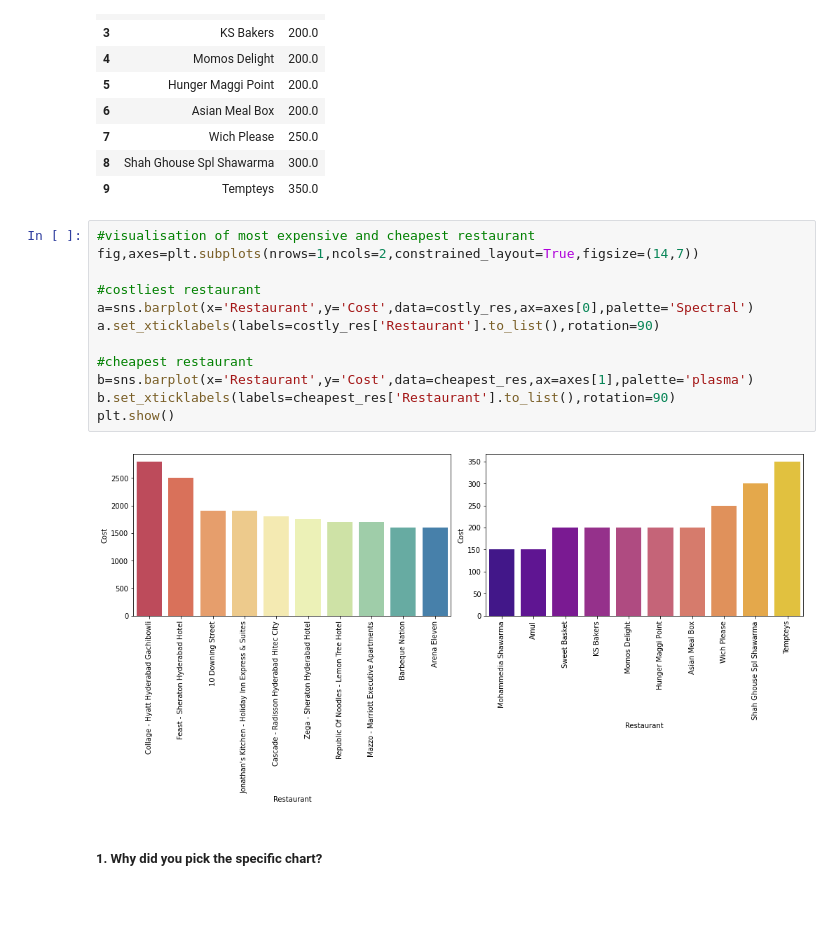
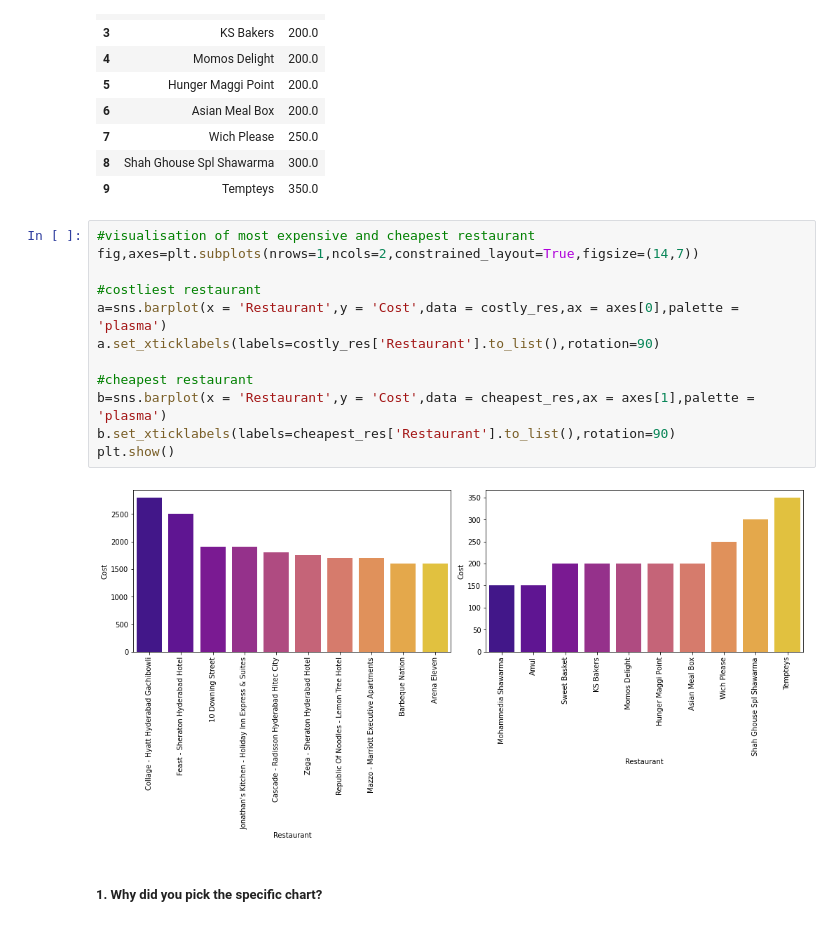
Before and after one commit to sonika-07/Zomato-Restaurant-Clustering-And-Sentiment-Analysis, a Jupyter notebook: Zomato_Restaurant_Clustering_And_Sentiment_Analysis.ipynb, the cells around one changed output. Drawn from its saved outputs; the diff is of its cells as text.

```diff
--- a/Zomato_Restaurant_Clustering_And_Sentiment_Analysis.ipynb
+++ b/Zomato_Restaurant_Clustering_And_Sentiment_Analysis.ipynb
@@ -559,17 +560,17 @@ cheapest_res
 # %%
 #visualisation of most expensive and cheapest restaurant
 fig,axes=plt.subplots(nrows=1,ncols=2,constrained_layout=True,figsize=(14,7))
 
 #costliest restaurant
-a=sns.barplot(x='Restaurant',y='Cost',data=costly_res,ax=axes[0],palette='Spectral')
+a=sns.barplot(x = 'Restaurant',y = 'Cost',data = costly_res,ax = axes[0],palette = 'plasma')
 a.set_xticklabels(labels=costly_res['Restaurant'].to_list(),rotation=90)
 
 #cheapest restaurant
-b=sns.barplot(x='Restaurant',y='Cost',data=cheapest_res,ax=axes[1],palette='plasma')
+b=sns.barplot(x = 'Restaurant',y = 'Cost',data = cheapest_res,ax = axes[1],palette = 'plasma')
 b.set_xticklabels(labels=cheapest_res['Restaurant'].to_list(),rotation=90)
 plt.show()
 # %% [output]
-[figure, old version]
+[figure, new version]
 # %% [markdown]
 ##### 1. Why did you pick the specific chart?
 # %% [markdown]
```
Also changed, not shown: parts of 22 cells of this notebook.
